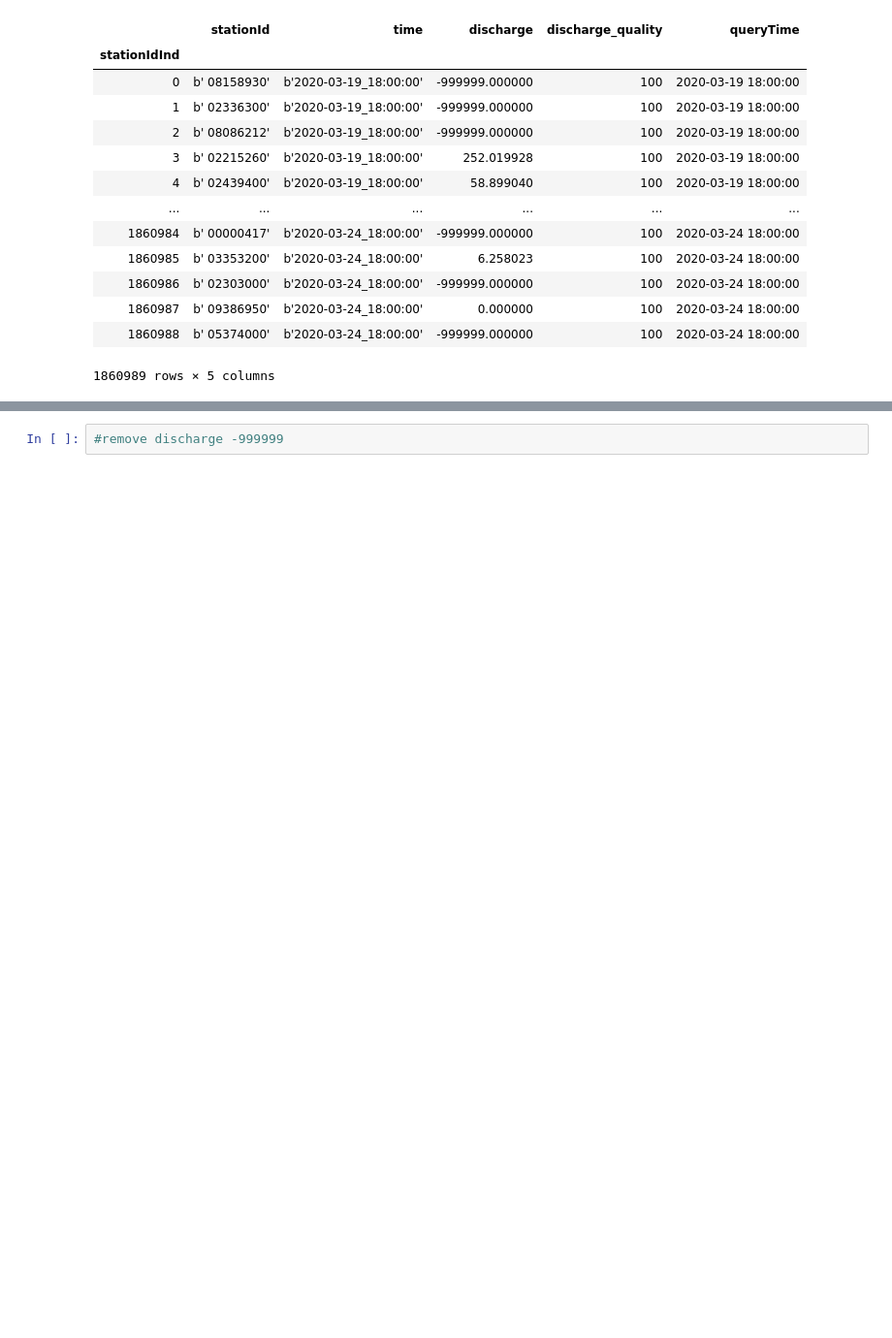
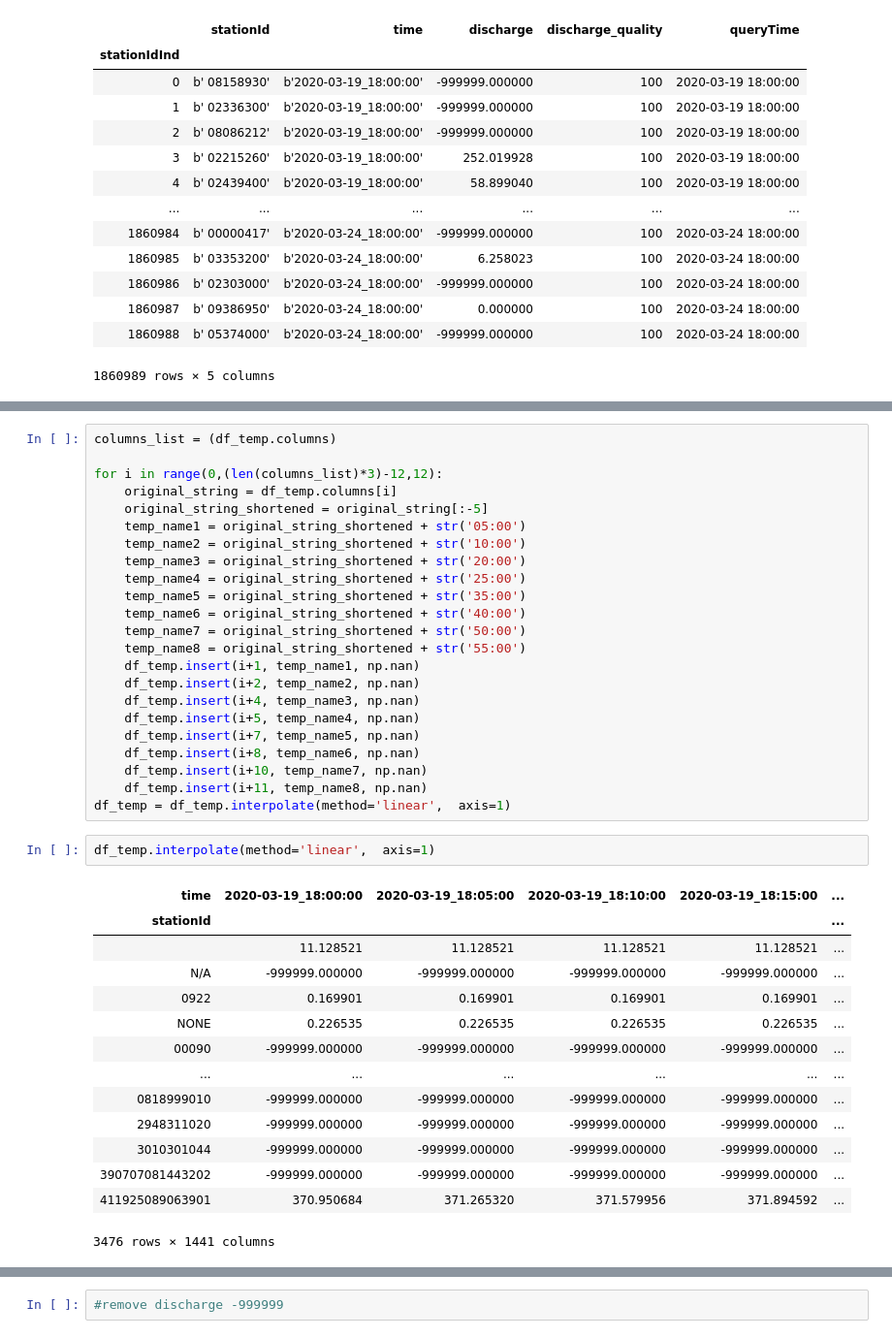
Before and after one commit to NOAA-OWP/t-route, a Jupyter notebook: src/python_routing_v02/usgs_test.ipynb, the cells around one changed output, grey strips where cells are left out. Shown at 97% size. Cells and saved outputs as stored; diff of their text form; blank space fills up the shorter version.

```diff
--- a/src/python_routing_v02/usgs_test.ipynb
+++ b/src/python_routing_v02/usgs_test.ipynb
@@ -445,0 +482,40 @@ df2
+# %%
+columns_list = (df_temp.columns)
+
+for i in range(0,(len(columns_list)*3)-12,12):
+    original_string = df_temp.columns[i]
+    original_string_shortened = original_string[:-5]
+    temp_name1 = original_string_shortened + str('05:00')
+    temp_name2 = original_string_shortened + str('10:00')
+    temp_name3 = original_string_shortened + str('20:00')
+    temp_name4 = original_string_shortened + str('25:00')
+    temp_name5 = original_string_shortened + str('35:00')
+    temp_name6 = original_string_shortened + str('40:00')
+    temp_name7 = original_string_shortened + str('50:00')
+    temp_name8 = original_string_shortened + str('55:00')
+    df_temp.insert(i+1, temp_name1, np.nan)
+    df_temp.insert(i+2, temp_name2, np.nan)
+    df_temp.insert(i+4, temp_name3, np.nan)
+    df_temp.insert(i+5, temp_name4, np.nan)
+    df_temp.insert(i+7, temp_name5, np.nan)
+    df_temp.insert(i+8, temp_name6, np.nan)
+    df_temp.insert(i+10, temp_name7, np.nan)
+    df_temp.insert(i+11, temp_name8, np.nan)
+df_temp = df_temp.interpolate(method='linear',  axis=1)
+# %%
+df_temp.interpolate(method='linear',  axis=1)
+# %% [output]
+| time | 2020-03-19_18:00:00 | 2020-03-19_18:05:00 | 2020-03-19_18:10:00 | 2020-03-19_18:15:00 | ... |
+| stationId |  |  |  |  | ... |
+|  | 11.128521 | 11.128521 | 11.128521 | 11.128521 | ... |
+| N/A | -999999.000000 | -999999.000000 | -999999.000000 | -999999.000000 | ... |
+| 0922 | 0.169901 | 0.169901 | 0.169901 | 0.169901 | ... |
+| NONE | 0.226535 | 0.226535 | 0.226535 | 0.226535 | ... |
+| 00090 | -999999.000000 | -999999.000000 | -999999.000000 | -999999.000000 | ... |
+| ... | ... | ... | ... | ... | ... |
+| 0818999010 | -999999.000000 | -999999.000000 | -999999.000000 | -999999.000000 | ... |
+| 2948311020 | -999999.000000 | -999999.000000 | -999999.000000 | -999999.000000 | ... |
+| 3010301044 | -999999.000000 | -999999.000000 | -999999.000000 | -999999.000000 | ... |
+| 390707081443202 | -999999.000000 | -999999.000000 | -999999.000000 | -999999.000000 | ... |
+| 411925089063901 | 370.950684 | 371.265320 | 371.579956 | 371.894592 | ... |
+3476 rows × 1441 columns
```
Also changed, not shown: parts of 17 cells of this notebook, 2 other files.
